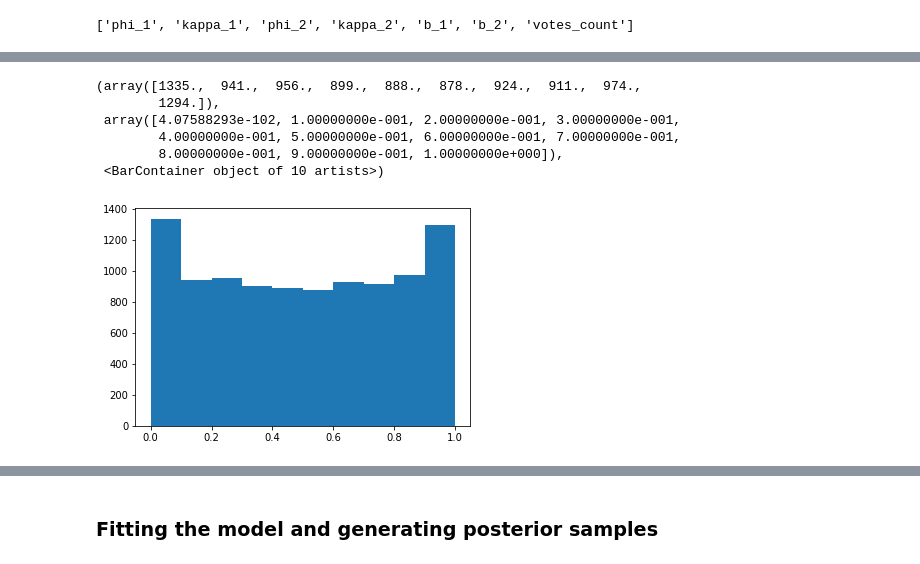
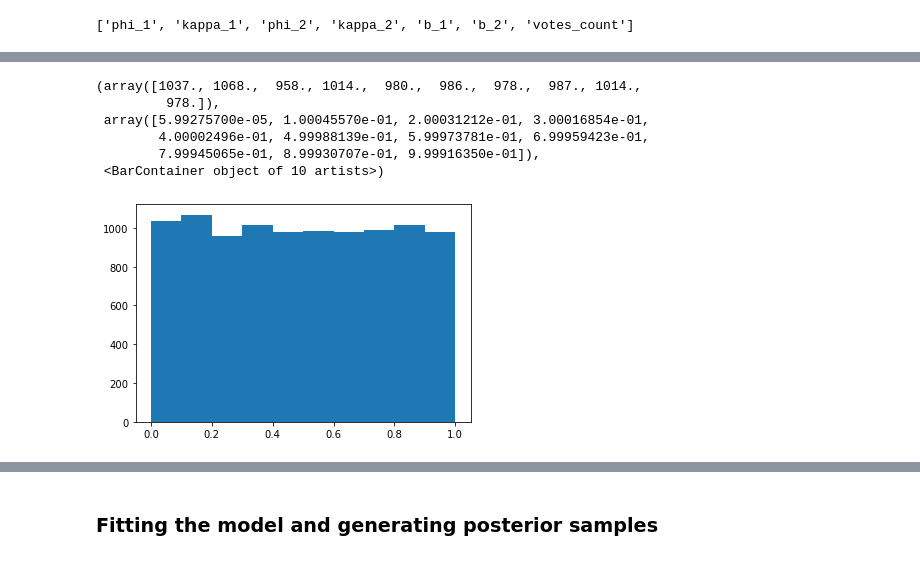
Before and after one commit to mggg/ecological-inference, a Jupyter notebook: pyei/examples/model_eval_and_comparison_demo.ipynb, the cells around one changed output, grey strips where cells are left out. Saved outputs shown, nothing was run; the diff lists cells and outputs as text; code cells hidden in the pictures.

```diff
--- a/pyei/examples/model_eval_and_comparison_demo.ipynb
+++ b/pyei/examples/model_eval_and_comparison_demo.ipynb
@@ -42,7 +42,7 @@ ei.fit(X, T, N, demographic_group_name=demographic_group_name, candidate_name=ca
 # %%
 # Sample from the prior predictive distributions
 with ei.sim_model as sim_model:
-    prior_pred = pm.sample_prior_predictive(10000)
+    idata = pm.sample_prior_predictive(10000) # creates an InferenceData object
 # %%
 ### Examine the prior predictive distribution
 # %%
@@ -67,10 +92,10 @@ plt.hist(prior_pred['votes_count'][:,0])
 # %%
-plt.hist(prior_pred['b_1'][:,0])
+plt.hist(idata['prior']['phi_1'][0,:])
 # %% [output]
-(array([1335.,  941.,  956.,  899.,  888.,  878.,  924.,  911.,  974.,
-        1294.]),
- array([4.07588293e-102, 1.00000000e-001, 2.00000000e-001, 3.00000000e-001,
-        4.00000000e-001, 5.00000000e-001, 6.00000000e-001, 7.00000000e-001,
-        8.00000000e-001, 9.00000000e-001, 1.00000000e+000]),
+(array([1037., 1068.,  958., 1014.,  980.,  986.,  978.,  987., 1014.,
+         978.]),
+ array([5.99275700e-05, 1.00045570e-01, 2.00031212e-01, 3.00016854e-01,
+        4.00002496e-01, 4.99988139e-01, 5.99973781e-01, 6.99959423e-01,
+        7.99945065e-01, 8.99930707e-01, 9.99916350e-01]),
  <BarContainer object of 10 artists>)
-[figure, old version]
+[figure, new version]
```
Also changed, not shown: parts of 28 cells of this notebook, 1 other file.
